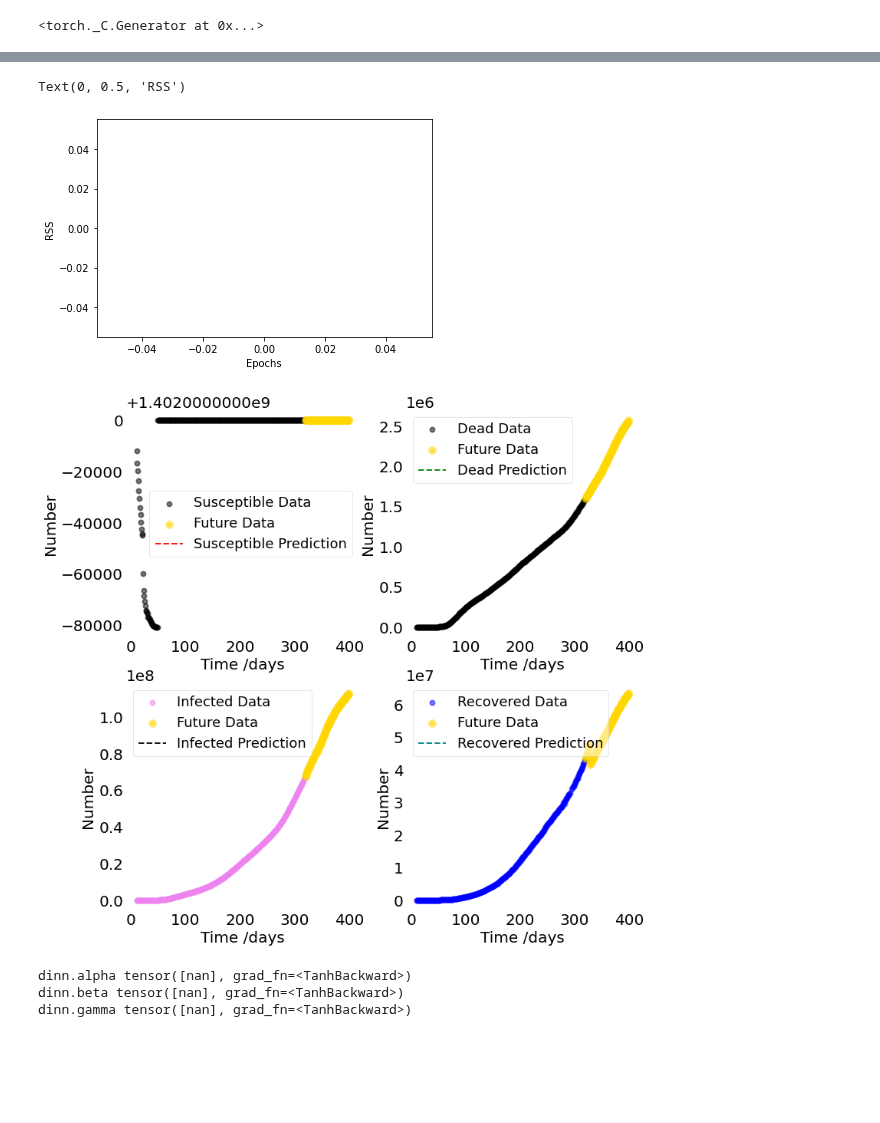
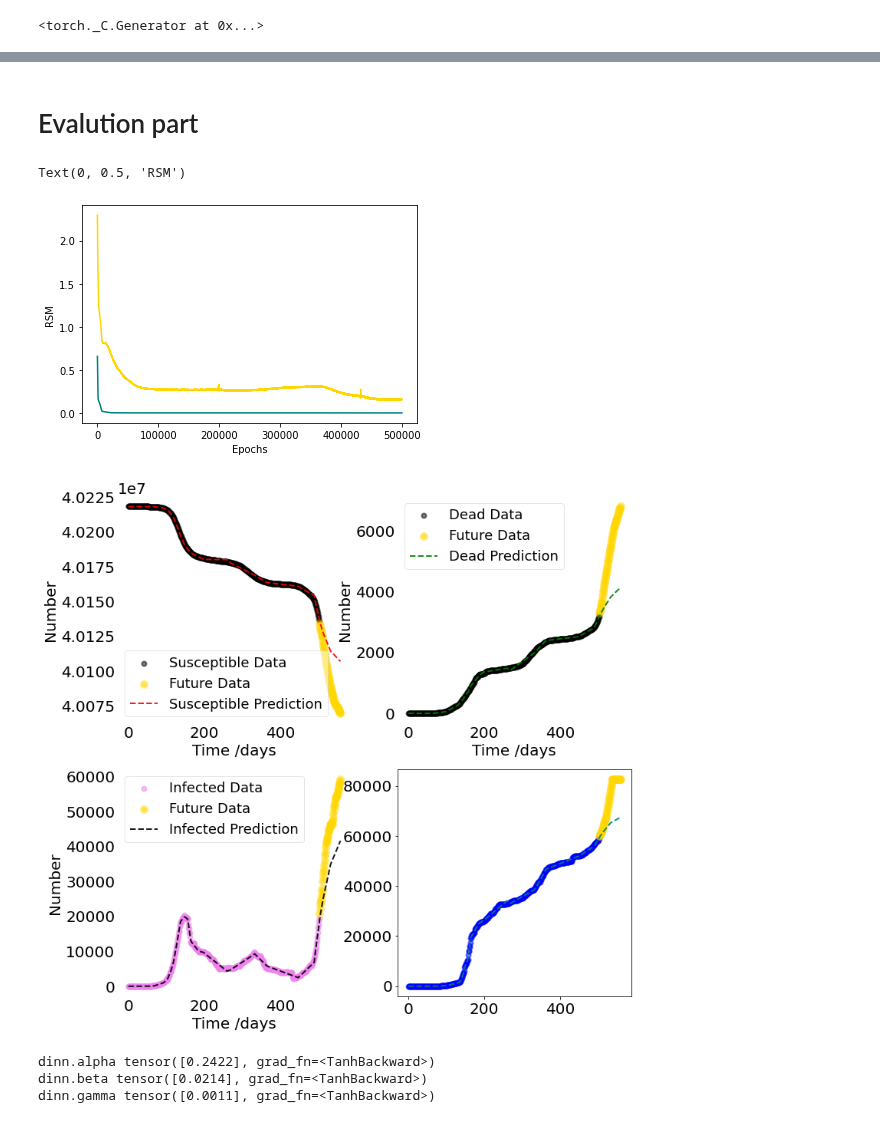
Before and after one commit to jhgoblue/covid-19-pbl, a Jupyter notebook: dinn-sird-baseline.ipynb, the cells around one changed output, grey strips where cells are left out. Saved outputs shown, nothing was run; the diff lists cells and outputs as text; code cells hidden in the pictures; blank space fills up the shorter version.

Commit message:
Kaggle Notebook | DINN-SIRD-baseline | Version 21

```diff
--- a/dinn-sird-baseline.ipynb
+++ b/dinn-sird-baseline.ipynb
@@ -18,0 +101,25 @@ torch.manual_seed(1234)
+# %%
+# Making the SIDR list
+N = 40218234
+cumulative_susceptible_list = []
+for i in range(len(cumulative_recovered_list)):
+    cumulative_infected_list[i]=(cumulative_infected_list[i] - cumulative_recovered_list[i]- cumulative_dead_list[i])
+    cumulative_susceptible_list.append(N - cumulative_recovered_list[i] - cumulative_infected_list[i] - cumulative_dead_list[i])
+
+fig = plt.figure(figsize=(10,10))
+
+ax = fig.add_subplot(111, facecolor='#dddddd', axisbelow=True)
+ax.set_facecolor('xkcd:white')
+
+# plt.plot(cumulative_susceptible_list[:310], label = 'cumulative_susceptible_list')
+plt.plot(cumulative_infected_list, label = 'cumulative_infected_list')
+plt.plot(cumulative_dead_list, label = 'cumulative_dead_list')
+plt.plot(cumulative_recovered_list, label = 'cumulative_recovered_list')
+
+ax.grid(b=True, which='major', c='black', lw=0.2, ls='-')
+legend = ax.legend()
+legend.get_frame().set_alpha(0.5)
+for spine in ('top', 'right', 'bottom', 'left'):
+    ax.spines[spine].set_visible(False)
+plt.show();
+print(len(cumulative_susceptible_list))
@@ -19,7 +143,6 @@ torch.manual_seed(1234)
 # %%
 #read data
-
-covid_cumulative_cases = pd.read_csv('../input/prc-wuhan/China_Wuhan_Outbreak.csv', delimiter=',') #in the form of [t,S,I,D,R。。。]
+covid_cumulative_cases = pd.read_csv('./covid_real_data_cumulative_cases.csv', delimiter=',') #in the form of [t,S,I,D,R。。。]
 covid_cumulative_cases.columns = ['t', 'cumulative_susceptible','cumulative_infected', 'cumulative_dead', 'cumulative_recovered'] #rename columns
 covid_cumulative_cases['t'] = covid_cumulative_cases['t'].astype(float)
 #covid_cumulative_cases = covid_cumulative_cases[9:]
@@ -46,9 +169,9 @@ cumulative_recovered = []
 timesteps = []
 
 # set the dataset here !
-DAYS = 400
+DAYS = 560
 timestep = 0
-ratio = 0.8
+ratio = 0.9
 
 d1 = covid_cumulative_cases['cumulative_susceptible'][:DAYS]
 d2 = covid_cumulative_cases['cumulative_infected'][:DAYS]
@@ -384,11 +511,13 @@ Wall time: 53min 31s
+# %% [markdown]
+# Evalution part #
 # %%
 plt.plot(dinn.losses[0:], color = 'teal')
 plt.plot(dinn.errors[0:], color = 'gold')
 plt.xlabel('Epochs')
-plt.ylabel('RSS')
+plt.ylabel('RSM')
 # %% [output]
-Text(0, 0.5, 'RSS')
+Text(0, 0.5, 'RSM')
-[figure, old version]
+[figure, new version]
 # %%
 plt.rc('xtick', labelsize=20)
 plt.rc('ytick', labelsize=20)
@@ -423,50 +552,40 @@ ax[0, 0].set_ylabel('Number',size = 20)
 ax[0, 0].yaxis.set_tick_params(length=0)
 ax[0, 0].xaxis.set_tick_params(length=0)
 # ax[0, 0].grid(b=True, which='major', c='black', lw=0.2, ls='-')
 legend = ax[0, 0].legend(prop={'size':18})
 legend.get_frame().set_alpha(0.5)
 for spine in ('top', 'right', 'bottom', 'left'):
     ax[0, 0].spines[spine].set_visible(False)
 ############################################################
 ax[1, 0].set_xlabel('Time /days',size = 20)
 ax[1, 0].set_ylabel('Number',size = 20)
 ax[1, 0].yaxis.set_tick_params(length=0)
 ax[1, 0].xaxis.set_tick_params(length=0)
 # ax[1, 0].grid(b=True, which='major', c='black', lw=0.2, ls='-')
 legend = ax[1, 0].legend(prop={'size':18})
 legend.get_frame().set_alpha(0.5)
 for spine in ('top', 'right', 'bottom', 'left'):
     ax[1, 0].spines[spine].set_visible(False)
 ############################################################
 ax[0, 1].set_xlabel('Time /days',size = 20)
 ax[0, 1].set_ylabel('Number',size = 20)
 ax[0, 1].yaxis.set_tick_params(length=0)
 ax[0, 1].xaxis.set_tick_params(length=0)
 # ax[0, 1].grid(b=True, which='major', c='black', lw=0.2, ls='-')
 legend = ax[0, 1].legend(prop={'size':18})
 legend.get_frame().set_alpha(0.5)
 for spine in ('top', 'right', 'bottom', 'left'):
     ax[0, 1].spines[spine].set_visible(False)
 ############################################################
-ax[1, 1].set_xlabel('Time /days',size = 20)
-ax[1, 1].set_ylabel('Number',size = 20)
-ax[1, 1].yaxis.set_tick_params(length=0)
-ax[1, 1].xaxis.set_tick_params(length=0)
-# ax[1, 1].grid(b=True, which='major', c='black', lw=0.2, ls='-')
-legend = ax[1,1].legend(prop={'size':18})
-legend.get_frame().set_alpha(0.5)
-for spine in ('top', 'right', 'bottom', 'left'):
-    ax[1,1].spines[spine].set_visible(False)
-############################################################
-# plt.savefig('covid_real_data_cumulative_cases.pdf')
+plt.savefig('covid_real_data_cumulative_cases.pdf')
 plt.show()
 # %% [output]
-[figure, old version]
+[figure, new version]
 # %%
 print('dinn.alpha', dinn.alpha)
 print('dinn.beta', dinn.beta)
 print('dinn.gamma', dinn.gamma)
 # %% [output]
-dinn.alpha tensor([nan], grad_fn=<TanhBackward>)
-dinn.beta tensor([nan], grad_fn=<TanhBackward>)
-dinn.gamma tensor([nan], grad_fn=<TanhBackward>)
+dinn.alpha tensor([0.2422], grad_fn=<TanhBackward>)
+dinn.beta tensor([0.0214], grad_fn=<TanhBackward>)
+dinn.gamma tensor([0.0011], grad_fn=<TanhBackward>)
```
Also changed, not shown: parts of 17 cells of this notebook.
